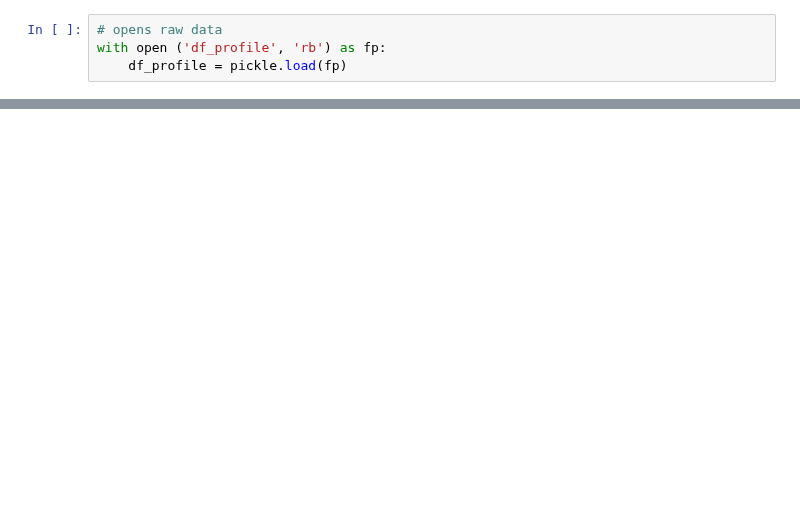
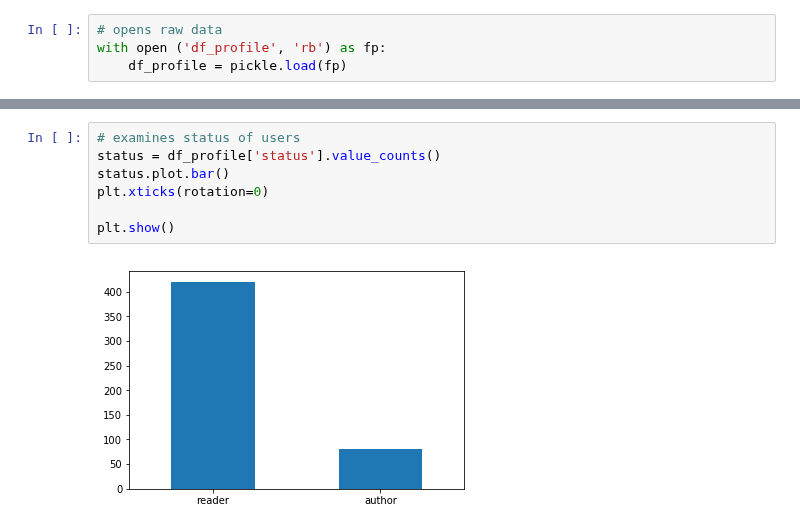
Before and after one commit to lily-tian/fanfictionstatistics, a Jupyter notebook: profile_analysis.ipynb, the cells around one changed output, grey strips where cells are left out. Cells and saved outputs as stored; diff of their text form; blank space fills up the shorter version.

Commit message:
Added histograms for profile analysis

```diff
--- a/profile_analysis.ipynb
+++ b/profile_analysis.ipynb
@@ -19,0 +21,9 @@ plt.show()
+# %%
+# examines status of users
+status = df_profile['status'].value_counts()
+status.plot.bar()
+plt.xticks(rotation=0)
+
+plt.show()
+# %% [output]
+[figure, added]
```
Also changed, not shown: parts of 5 cells of this notebook, 4 other files.
